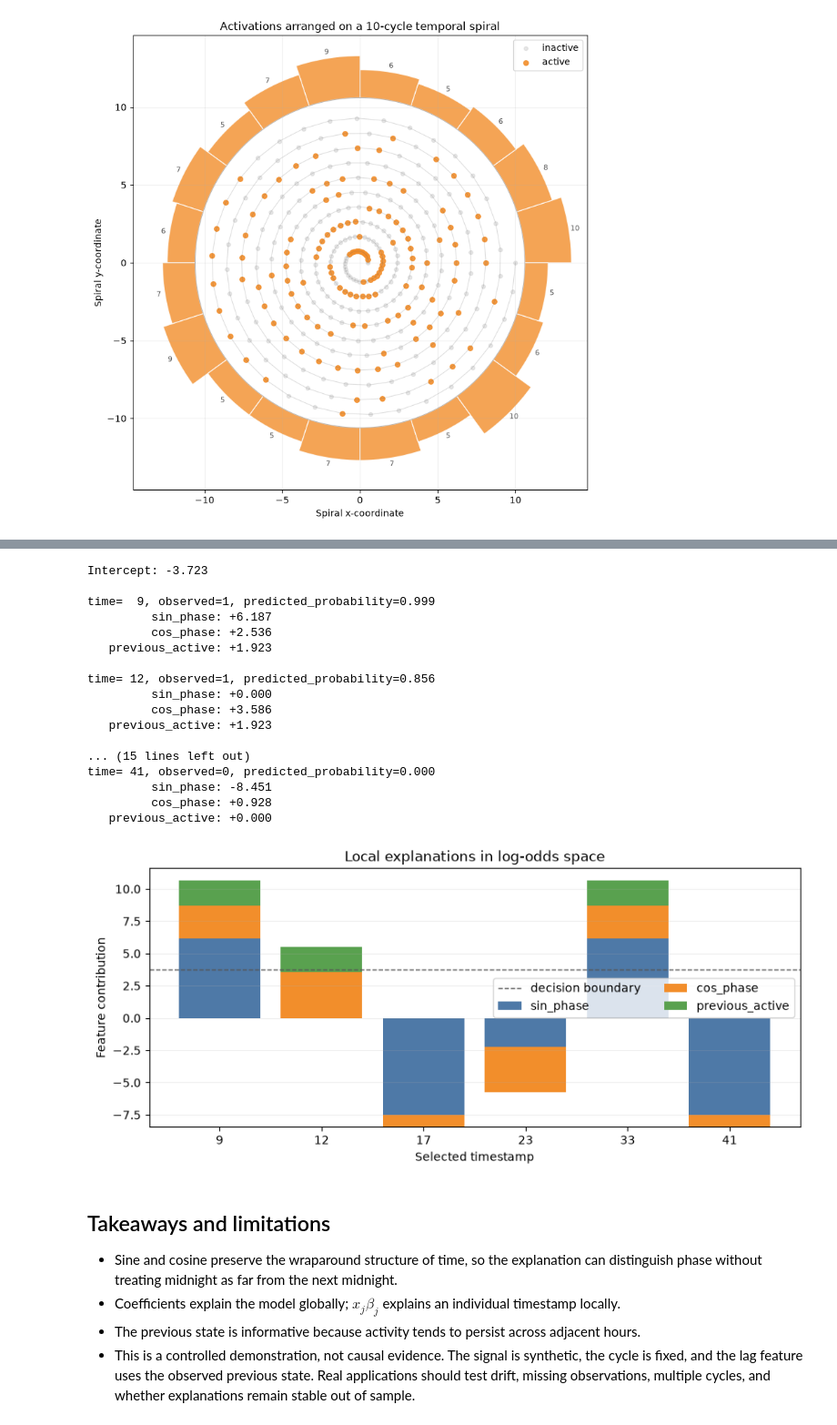
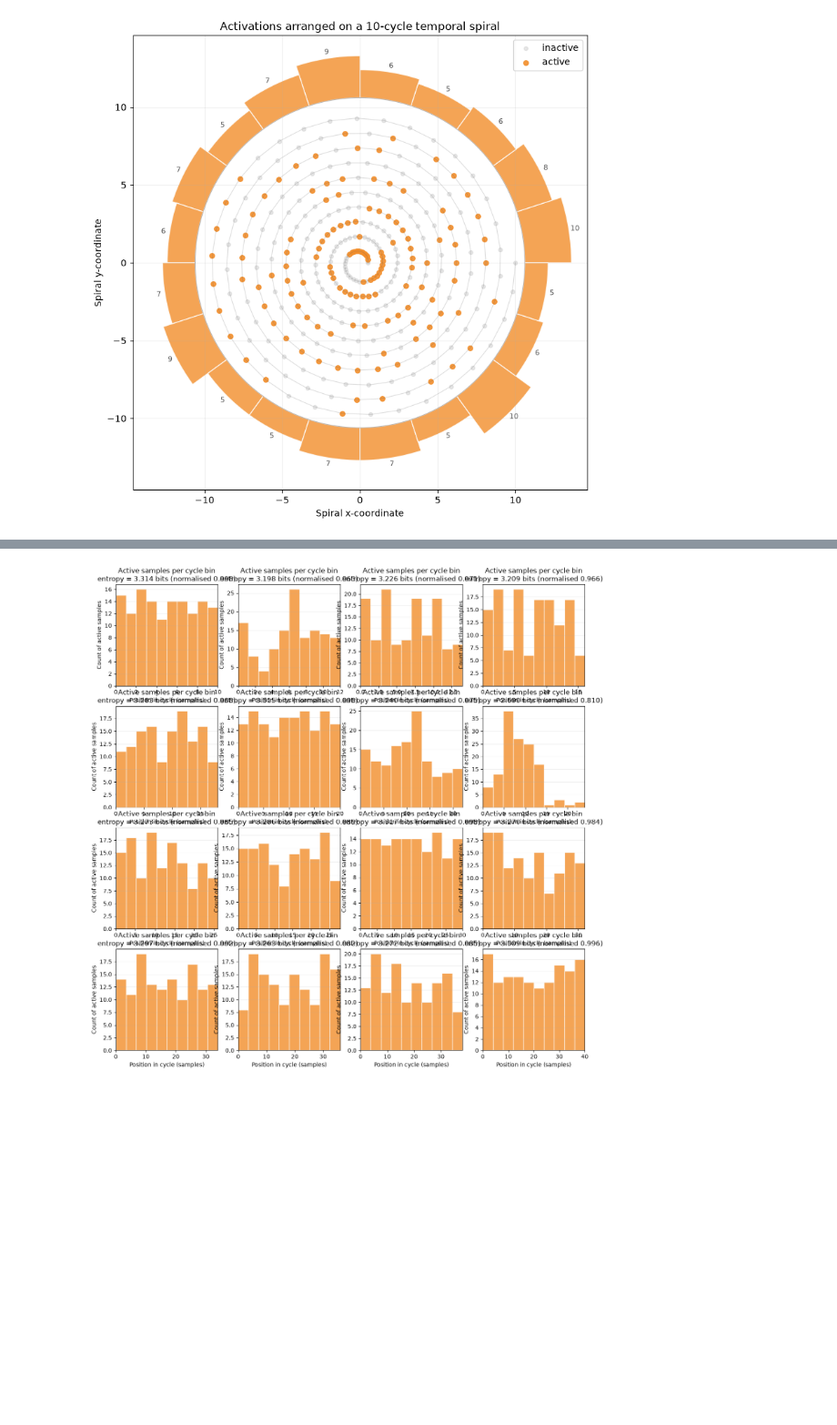
Before and after one commit to perellonieto/machine_learning_concepts, a Jupyter notebook: explainable_ai_cyclic_temporal_data.ipynb, the cells around one changed output, grey strips where cells are left out. Shown at 91% size. Drawn from its saved outputs; the diff is of its cells as text; code cells hidden in the pictures; blank space fills up the shorter version.

Commit message:
Updated explainable cyclic data

```diff
--- a/explainable_ai_cyclic_temporal_data.ipynb
+++ b/explainable_ai_cyclic_temporal_data.ipynb
@@ -341,52 +185,11 @@ For logistic regression, the contribution of feature $j$ to the log-odds is $x_j
-# %%
-selected_times = np.array([9, 12, 17, 23, 24 + 9, 24 + 17])
-local_X = X[selected_times]
-contributions = local_X * coefficients
-log_odds = model.intercept_[0] + contributions.sum(axis=1)
-probabilities = 1 / (1 + np.exp(-log_odds))
-
-print(f'Intercept: {model.intercept_[0]:+.3f}')
-for row, time in enumerate(selected_times):
-    print(f'\ntime={time:3d}, observed={active[time]}, predicted_probability={probabilities[row]:.3f}')
-    for name, value in zip(feature_names, contributions[row]):
-        print(f'  {name:>16}: {value:+.3f}')
-
-fig, ax = plt.subplots(figsize=(10, 4))
-positions = np.arange(len(selected_times))
-bottom = np.zeros(len(selected_times))
-colors = ['#4e79a7', '#f28e2b', '#59a14f']
-for column, (name, color) in enumerate(zip(feature_names, colors)):
-    ax.bar(positions, contributions[:, column], bottom=bottom, label=name, color=color)
-    bottom += contributions[:, column]
-ax.axhline(-model.intercept_[0], color='#555555', linestyle='--', linewidth=1, label='decision boundary')
-ax.set_xticks(positions, labels=[str(time) for time in selected_times])
-ax.set(title='Local explanations in log-odds space', xlabel='Selected timestamp', ylabel='Feature contribution')
-ax.legend(ncol=2)
-ax.grid(axis='y', alpha=0.2)
-plt.show()
-# %% [output]
-Intercept: -3.723
-
-time=  9, observed=1, predicted_probability=0.999
-         sin_phase: +6.187
-         cos_phase: +2.536
-   previous_active: +1.923
-
-time= 12, observed=1, predicted_probability=0.856
-         sin_phase: +0.000
-         cos_phase: +3.586
-   previous_active: +1.923
-
-... (15 lines left out)
-time= 41, observed=0, predicted_probability=0.000
-         sin_phase: -8.451
-         cos_phase: +0.928
-   previous_active: +0.000
-[figure, removed]
-# %% [markdown]
-## Takeaways and limitations
-
-- Sine and cosine preserve the wraparound structure of time, so the explanation can distinguish phase without treating midnight as far from the next midnight.
-- Coefficients explain the model globally; $x_j\beta_j$ explains an individual timestamp locally.
-- The previous state is informative because activity tends to persist across adjacent hours.
-- This is a controlled demonstration, not causal evidence. The signal is synthetic, the cycle is fixed, and the lag feature uses the observed previous state. Real applications should test drift, missing observations, multiple cycles, and whether explanations remain stable out of sample.
+# %%
+from spirals import plot_cycle_histogram
+
+fig, ax_list = plt.subplots(4, 4, figsize=(15, 15))
+
+samples_per_cycle_list = np.arange(10, 42, 2)
+
+for i, ax in enumerate(ax_list.flatten()):
+    plot_cycle_histogram(active, n_bins=10, samples_per_cycle=samples_per_cycle_list[i], ax=ax)
+# %% [output]
+[figure, added]
```
Also changed, not shown: parts of 12 cells of this notebook.
